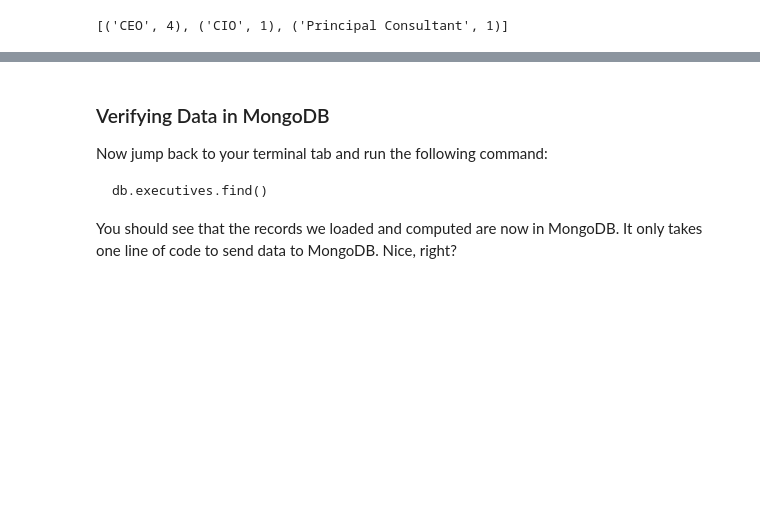
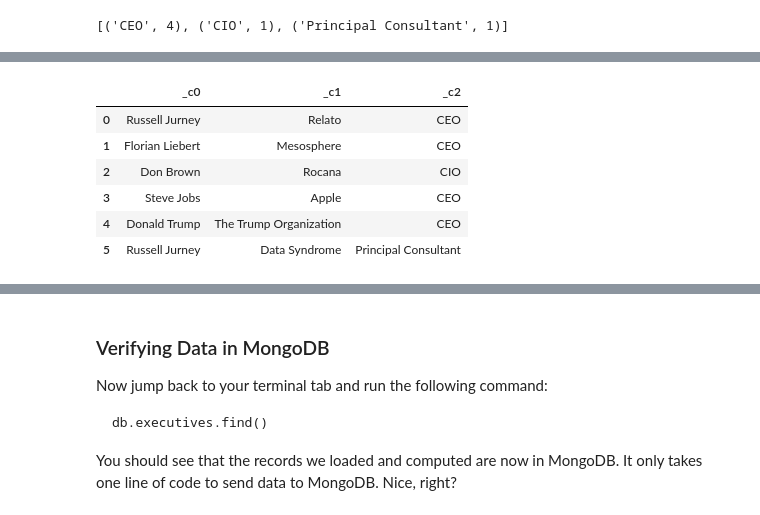
Before and after one commit to vineyshar/Agile_Data_Code_2, a Jupyter notebook: ch02/Agile_Tools.ipynb, the cells around one changed output, grey strips where cells are left out. Drawn from its saved outputs; the diff is of its cells as text; code cells hidden in the pictures; blank space fills up the shorter version.

```diff
--- a/ch02/Agile_Tools.ipynb
+++ b/ch02/Agile_Tools.ipynb
@@ -115,0 +104,15 @@ PySpark initialized...
+# %%
+from pyspark.sql import SparkSession
+
+
+# Initialize PySpark with MongoDB support
+spark = (
+    SparkSession.builder.appName("Testing MongoDB Connector for Apache Spark")
+    .config("spark.jars.packages", "org.mongodb.spark:mongo-spark-connector_2.12:3.0.1,org.elasticsearch:elasticsearch-spark-30_2.12:7.14.2")
+    .config("spark.mongodb.input.uri", "mongodb://mongo:27017/test.coll")
+    .config("spark.mongodb.output.uri", "mongodb://mongo:27017/test.coll")
+    .getOrCreate()
+)
+sc = spark.sparkContext
+
+print("\nPySpark initialized...")
@@ -369,0 +401,11 @@ ModuleNotFoundError: No module named 'pymongo_spark'
+# %%
+csv_lines = spark.read.csv("../lib/data/example.csv", )
+csv_lines.toPandas()
+# %% [output]
+|  | _c0 | _c1 | _c2 |
+| 0 | Russell Jurney | Relato | CEO |
+| 1 | Florian Liebert | Mesosphere | CEO |
+| 2 | Don Brown | Rocana | CIO |
+| 3 | Steve Jobs | Apple | CEO |
+| 4 | Donald Trump | The Trump Organization | CEO |
+| 5 | Russell Jurney | Data Syndrome | Principal Consultant |
```
Also changed, not shown: parts of 40 cells of this notebook.
